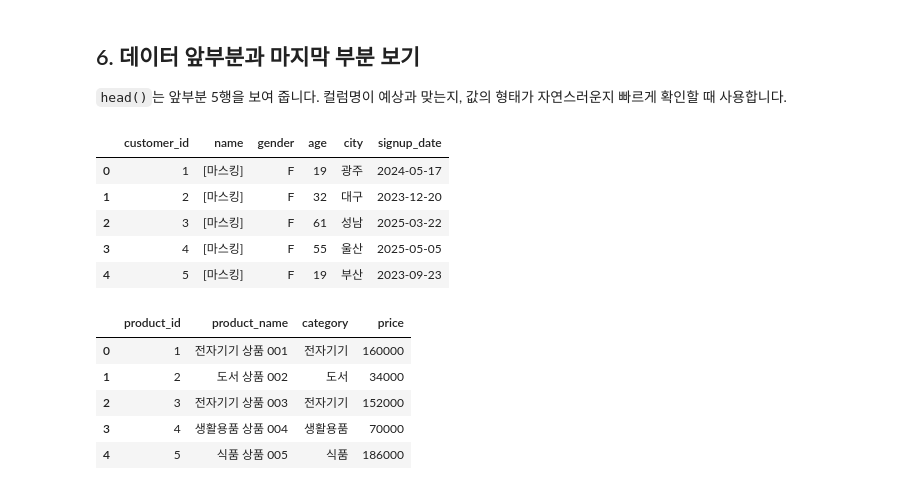
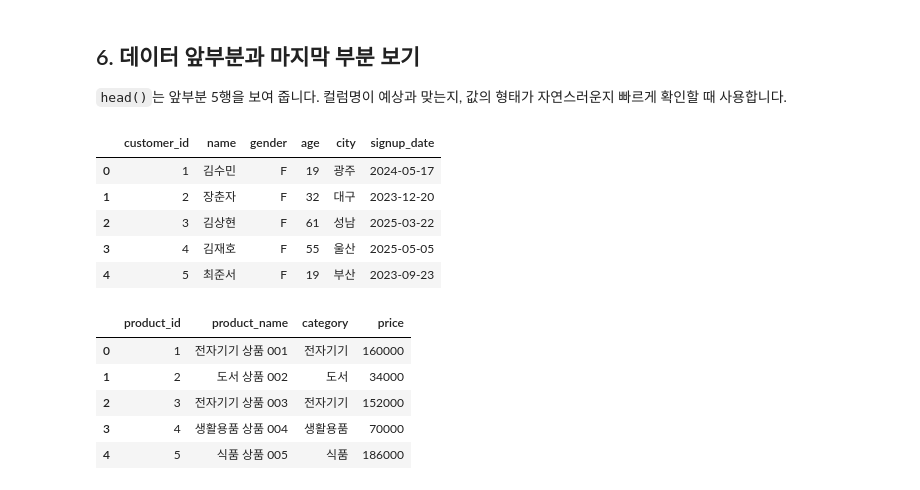
Before and after one commit to HauserNR/llm-data-analysis-study, a Jupyter notebook: chapter03/chapter03.ipynb, the cells around one changed output. Drawn from its saved outputs; the diff is of its cells as text; code cells hidden in the pictures.

```diff
--- a/chapter03/chapter03.ipynb
+++ b/chapter03/chapter03.ipynb
@@ -191,14 +180,14 @@ shape_summary
 
 `head()`는 앞부분 5행을 보여 줍니다. 컬럼명이 예상과 맞는지, 값의 형태가 자연스러운지 빠르게 확인할 때 사용합니다.
 # %%
-customers.head().assign(name="[마스킹]")
+customers.head()
 # %% [output]
 |  | customer_id | name | gender | age | city | signup_date |
-| 0 | 1 | [마스킹] | F | 19 | 광주 | 2024-05-17 |
-| 1 | 2 | [마스킹] | F | 32 | 대구 | 2023-12-20 |
-| 2 | 3 | [마스킹] | F | 61 | 성남 | 2025-03-22 |
-| 3 | 4 | [마스킹] | F | 55 | 울산 | 2025-05-05 |
-| 4 | 5 | [마스킹] | F | 19 | 부산 | 2023-09-23 |
+| 0 | 1 | 김수민 | F | 19 | 광주 | 2024-05-17 |
+| 1 | 2 | 장춘자 | F | 32 | 대구 | 2023-12-20 |
+| 2 | 3 | 김상현 | F | 61 | 성남 | 2025-03-22 |
+| 3 | 4 | 김재호 | F | 55 | 울산 | 2025-05-05 |
+| 4 | 5 | 최준서 | F | 19 | 부산 | 2023-09-23 |
 # %%
 products.head()
 # %% [output]
```
Also changed, not shown: parts of 36 cells of this notebook, 2 other files.
